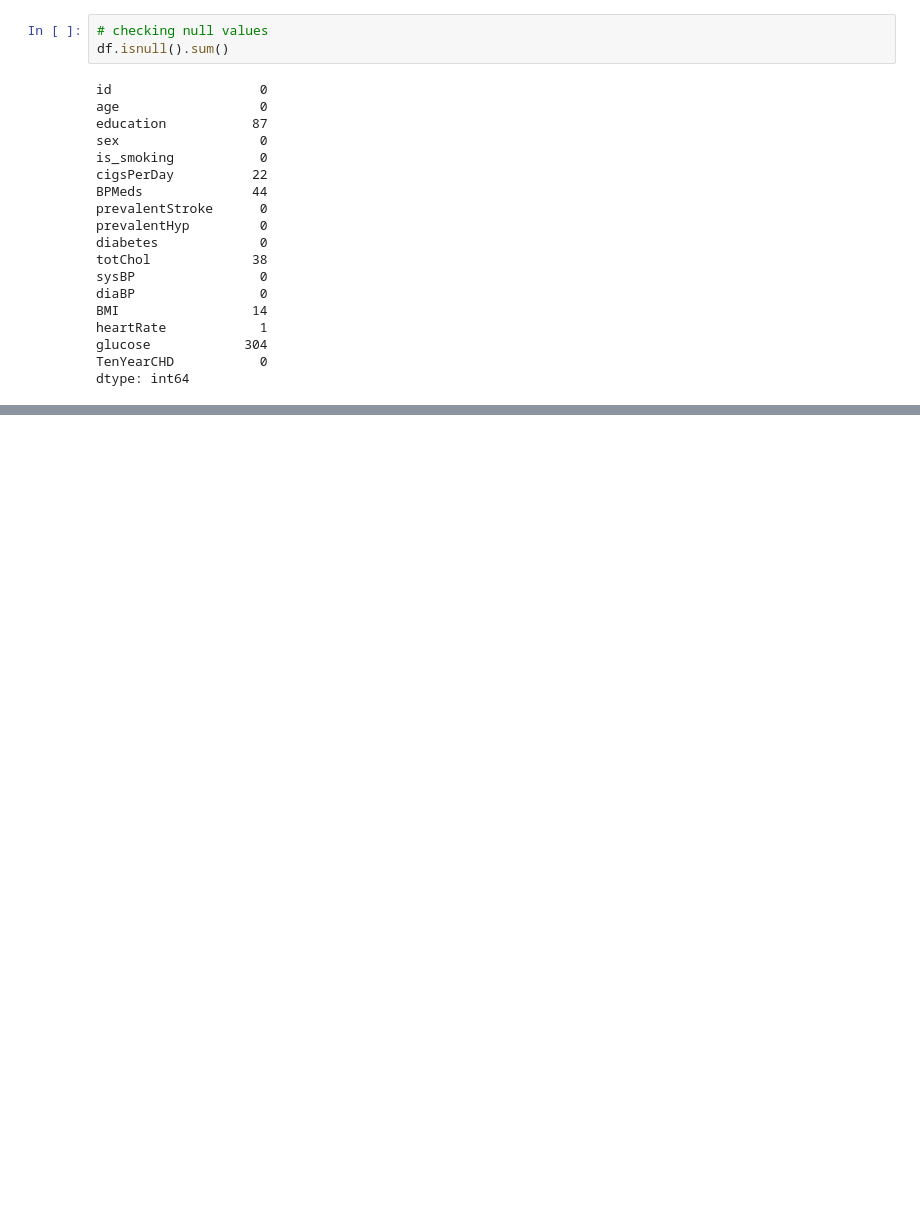
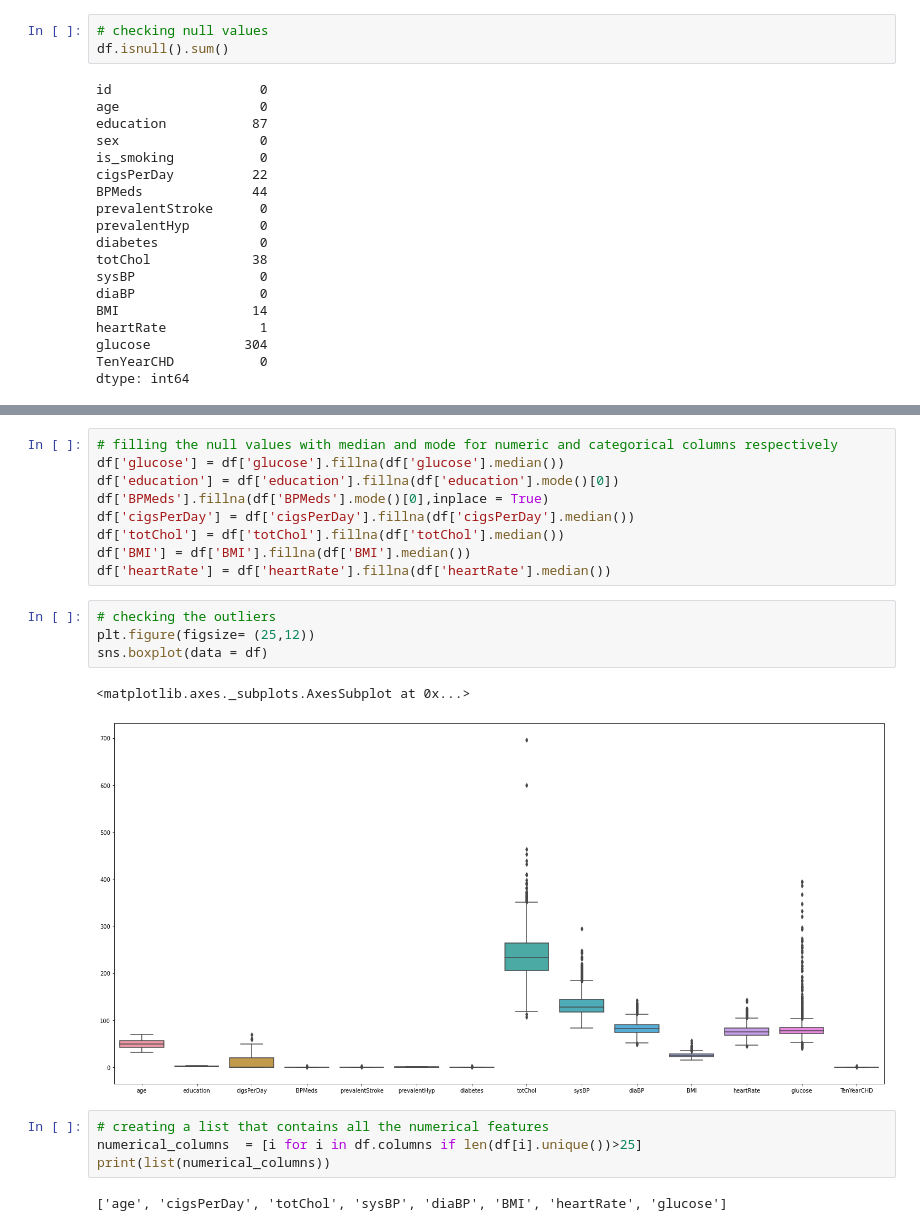
Before and after one commit to KirteshVerma/Cardiovascular_Risk_Prediction, a Jupyter notebook: kirtesh_Cardio_Risk_Prediction.ipynb, the cells around one changed output, grey strips where cells are left out. Saved outputs shown, nothing was run; the diff lists cells and outputs as text; blank space fills up the shorter version.

```diff
--- a/kirtesh_Cardio_Risk_Prediction.ipynb
+++ b/kirtesh_Cardio_Risk_Prediction.ipynb
@@ -102,0 +106,22 @@ f'The number of duplicated values are = {duplicated_values}'
+# %%
+# filling the null values with median and mode for numeric and categorical columns respectively
+df['glucose'] = df['glucose'].fillna(df['glucose'].median())
+df['education'] = df['education'].fillna(df['education'].mode()[0])
+df['BPMeds'].fillna(df['BPMeds'].mode()[0],inplace = True)
+df['cigsPerDay'] = df['cigsPerDay'].fillna(df['cigsPerDay'].median())
+df['totChol'] = df['totChol'].fillna(df['totChol'].median())
+df['BMI'] = df['BMI'].fillna(df['BMI'].median())
+df['heartRate'] = df['heartRate'].fillna(df['heartRate'].median())
+# %%
+# checking the outliers
+plt.figure(figsize= (25,12))
+sns.boxplot(data = df)
+# %% [output]
+<matplotlib.axes._subplots.AxesSubplot at 0x...>
+[figure, added]
+# %%
+# creating a list that contains all the numerical features
+numerical_columns  = [i for i in df.columns if len(df[i].unique())>25]
+print(list(numerical_columns))
+# %% [output]
+['age', 'cigsPerDay', 'totChol', 'sysBP', 'diaBP', 'BMI', 'heartRate', 'glucose']
```
Also changed, not shown: parts of 8 cells of this notebook.
